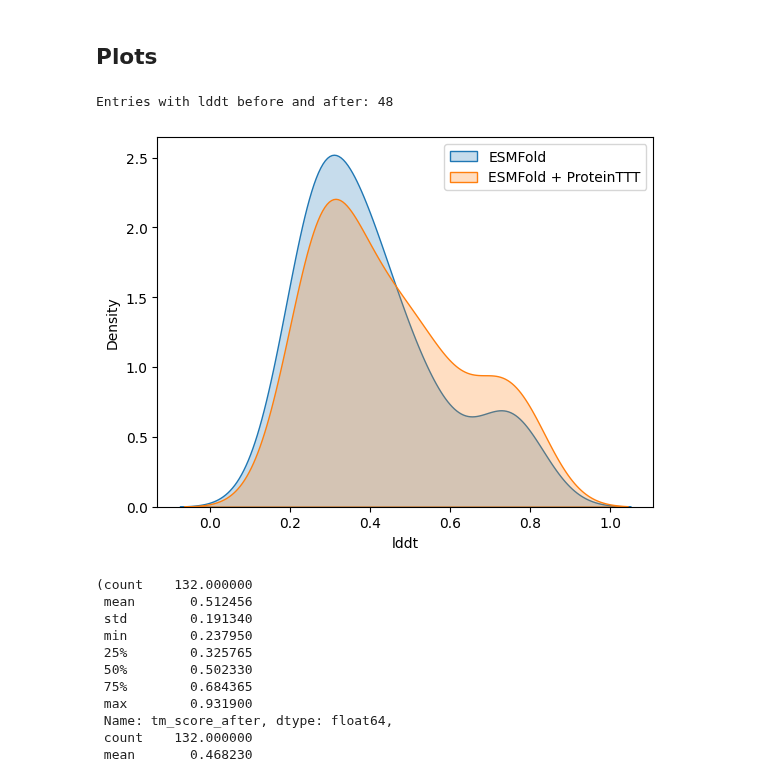
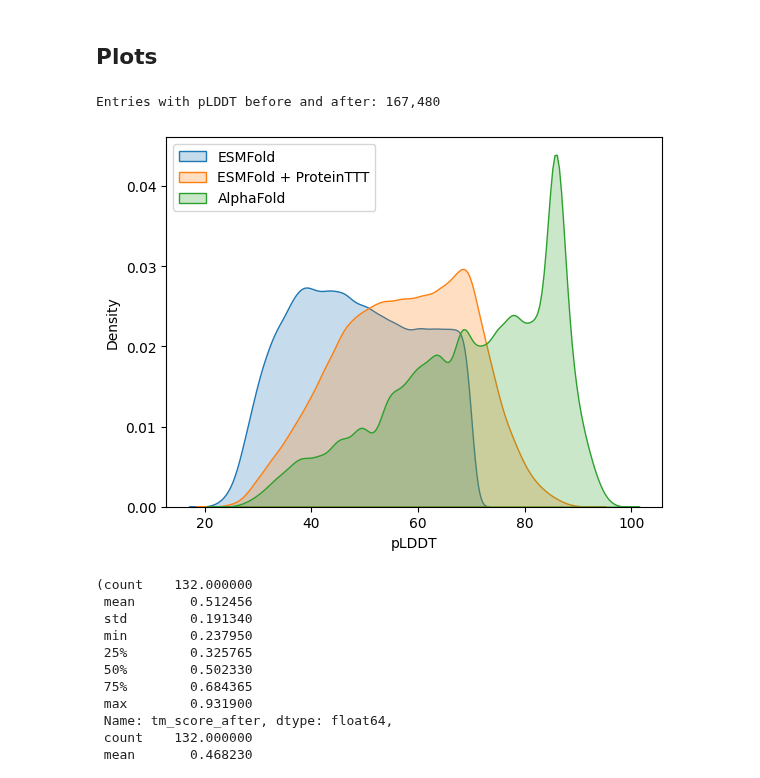
Before and after one commit to pimenol/ProteinTTT, a Jupyter notebook: notebooks/Bfvd_merge.ipynb, the cells around one changed output. Drawn from its saved outputs; the diff is of its cells as text; code cells hidden in the pictures.

```diff
--- a/notebooks/Bfvd_merge.ipynb
+++ b/notebooks/Bfvd_merge.ipynb
@@ -115,0 +137,3 @@ df_clean
+# %%
+df = pd.read_csv(filepath_or_buffer=base_path / "priority_sequences.tsv", sep="\t")
+df.head(10)
@@ -115,0 +152,5 @@ df_clean
+# %%
+df['diff_tm_esm'] = df['tm_score_after_original'] - df['tm_score_before_original']
+df['diff_tm_alphafold'] = df['tm_score_after_original'] - df['tm_score_after_AlphaFold']
+df = df.sort_values('diff_tm_esm', ascending=False).reset_index(drop=True)
+df[['id', 'tm_score_after_AlphaFold', 'tm_score_before_original', 'tm_score_after_original', 'plddt_AlphaFold', 'diff_tm_alphafold', 'diff_tm_esm']].head(30)
@@ -115,0 +175,4 @@ df_clean
+# %%
+df['diff_plddt_alpha'] = df['pLDDT_after'] - df['plddt_AlphaFold']
+df = df.sort_values('diff_plddt_alpha', ascending=False).reset_index(drop=True)
+df.head(10)
@@ -116,18 +191,18 @@ df_clean
 # %% [markdown]
 ## Plots
 # %%
-sub_df = df.query("lddt_before.notna() and lddt_after.notna()")
-print(f"Entries with lddt before and after: {len(sub_df):,}")
+sub_df = df.query("pLDDT_before.notna() and pLDDT_after.notna()")
+print(f"Entries with pLDDT before and after: {len(sub_df):,}")
 
-sns.kdeplot(sub_df['lddt_before'], label='ESMFold', fill=True)
-sns.kdeplot(sub_df['lddt_after'], label='ESMFold + ProteinTTT', fill=True)
-# sns.kdeplot(sub_df['lddt_AlphaFold'], label='AlphaFold', fill=True)
-plt.xlabel('lddt')
+sns.kdeplot(sub_df['pLDDT_before'], label='ESMFold', fill=True)
+sns.kdeplot(sub_df['pLDDT_after'], label='ESMFold + ProteinTTT', fill=True)
+sns.kdeplot(sub_df['plddt_AlphaFold'], label='AlphaFold', fill=True)
+plt.xlabel('pLDDT')
 plt.legend()
 plt.show()
 # %% [output]
-Entries with lddt before and after: 48
+Entries with pLDDT before and after: 167,480
-[figure, old version]
+[figure, new version]
 # %%
 sub_df.tm_score_after.describe(), sub_df.tm_score_before.describe()
 # %% [output]
```
Also changed, not shown: parts of 21 cells of this notebook.
